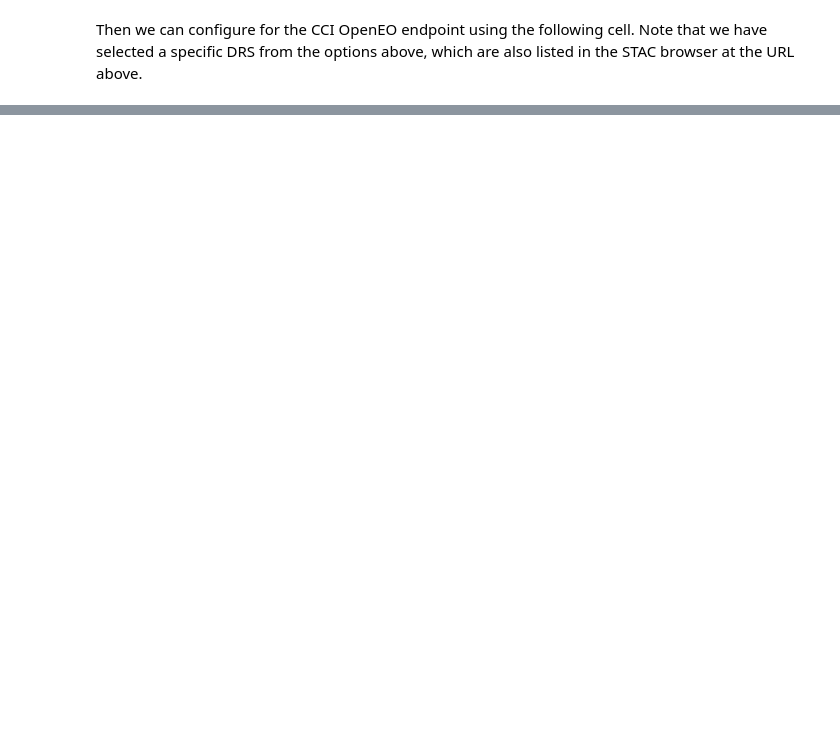
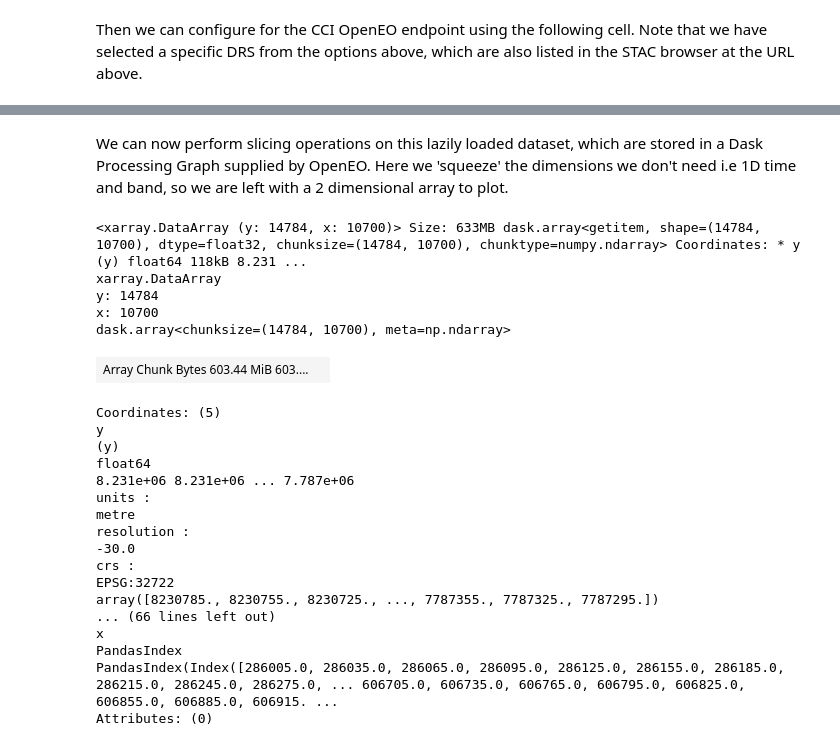
Before and after one commit to esa-cci/odp-demonstrators, a Jupyter notebook: OpenEO/openeo_landcover.ipynb, the cells around one changed output, grey strips where cells are left out. Cells and saved outputs as stored; diff of their text form; code cells hidden in the pictures; blank space fills up the shorter version.

```diff
--- a/OpenEO/openeo_landcover.ipynb
+++ b/OpenEO/openeo_landcover.ipynb
@@ -83 +77,30 @@ PandasIndex(Index(['LC', 'JD', 'CL'], dtype='object', name='bands'))
 Attributes: (0)
+# %% [markdown]
+We can now perform slicing operations on this lazily loaded dataset, which are stored in a Dask Processing Graph supplied by OpenEO. Here we 'squeeze' the dimensions we don't need i.e 1D time and band, so we are left with a 2 dimensional array to plot.
+# %%
+lc = dataset.sel(bands='MAP_CL01').squeeze()
+lc
+# %% [output]
+<xarray.DataArray (y: 14784, x: 10700)> Size: 633MB dask.array<getitem, shape=(14784, 10700), dtype=float32, chunksize=(14784, 10700), chunktype=numpy.ndarray> Coordinates: * y (y) float64 118kB 8.231 ...
+xarray.DataArray
+y: 14784
+x: 10700
+dask.array<chunksize=(14784, 10700), meta=np.ndarray>
+| Array Chunk Bytes 603.44 MiB 603.... |  |
+Coordinates: (5)
+y
+(y)
+float64
+8.231e+06 8.231e+06 ... 7.787e+06
+units :
+metre
+resolution :
+-30.0
+crs :
+EPSG:32722
+array([8230785., 8230755., 8230725., ..., 7787355., 7787325., 7787295.])
+... (66 lines left out)
+x
+PandasIndex
+PandasIndex(Index([286005.0, 286035.0, 286065.0, 286095.0, 286125.0, 286155.0, 286185.0, 286215.0, 286245.0, 286275.0, ... 606705.0, 606735.0, 606765.0, 606795.0, 606825.0, 606855.0, 606885.0, 606915. ...
+Attributes: (0)
```
Also changed, not shown: parts of 8 cells of this notebook.
